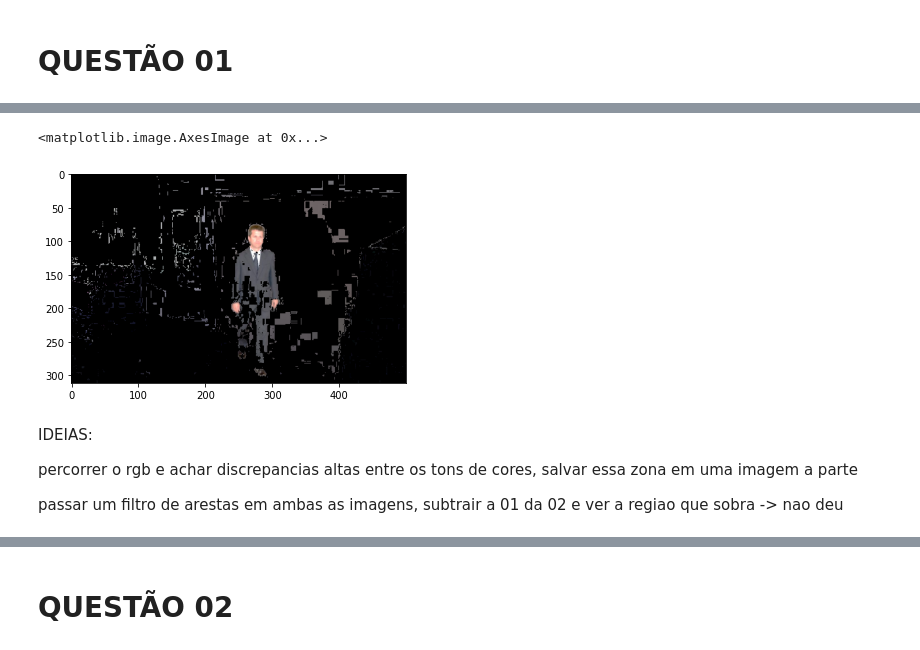
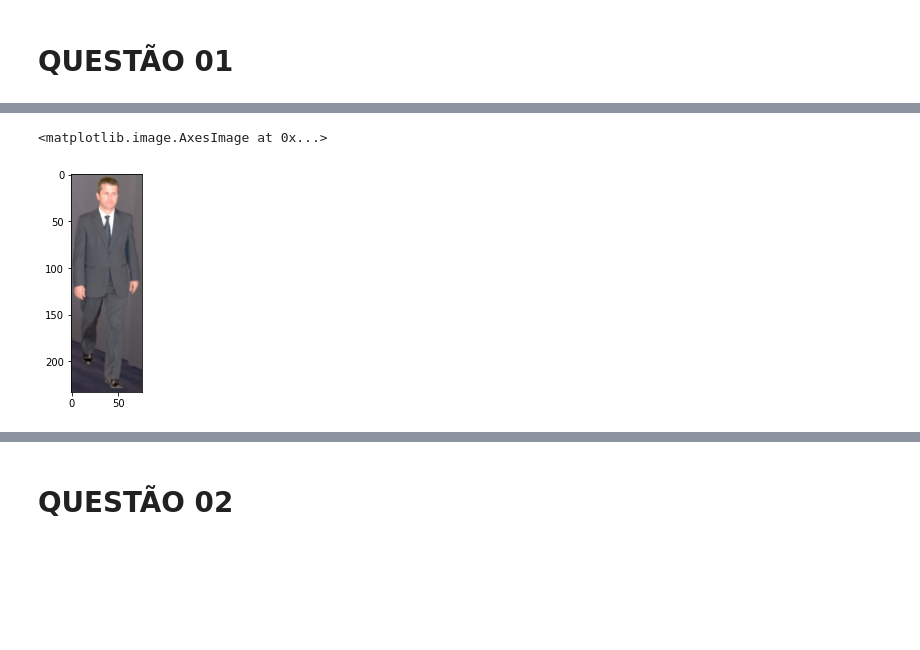
Before and after one commit to LucasSSales/Lista01-Visao-Computacional, a Jupyter notebook: Lista01_VC.ipynb, the cells around one changed output, grey strips where cells are left out. Saved outputs shown, nothing was run; the diff lists cells and outputs as text; code cells hidden in the pictures; blank space fills up the shorter version.

```diff
--- a/Lista01_VC.ipynb
+++ b/Lista01_VC.ipynb
@@ -245,19 +161,0 @@ plt.imshow(cv.cvtColor(submatrix(img02_rszd, 90, 110, 270, 290), cv.COLOR_BGR2RG
-# %%
-aux = img02_rszd * 0
-dists = img02_gs_rszd * 0
-start = False
-for i in range(len(img02_gs_rszd)):
-  for j in range(len(img02_gs_rszd[i])):
-    if (can_be(get_combs(img02_rszd[i][j]), get_combs(img01[i][j]))):
-      aux[i][j] = 0
-    else: aux[i][j] = img02_rszd[i][j]
-
-
-#subd = submatrix(dists, 90, 110, 270, 290)
-#print(subd[0])
-plt.imshow(cv.cvtColor(aux, cv.COLOR_BGR2RGB))
-
-# print(submatrix(dists, 28, 29, 205, 215))
-# %% [output]
-<matplotlib.image.AxesImage at 0x...>
-[figure, removed]
@@ -293,6 +162,8 @@ plt.imshow(cv.cvtColor(aux, cv.COLOR_BGR2RGB))
-# %% [markdown]
-IDEIAS:
-
-percorrer o rgb e achar discrepancias altas entre os tons de cores, salvar essa zona em uma imagem a parte
-
-passar um filtro de arestas em ambas as imagens, subtrair a 01 da 02 e ver a regiao que sobra -> nao deu
+# %%
+sub02 = submatrix(img02_rszd, 73, 305, 237, 312)
+l0, l1, c0, c1 = 73, 305, 237, 312
+
+plt.imshow(cv.cvtColor(sub02, cv.COLOR_BGR2RGB))
+# %% [output]
+<matplotlib.image.AxesImage at 0x...>
+[figure, added]
```
Also changed, not shown: parts of 15 cells of this notebook.
